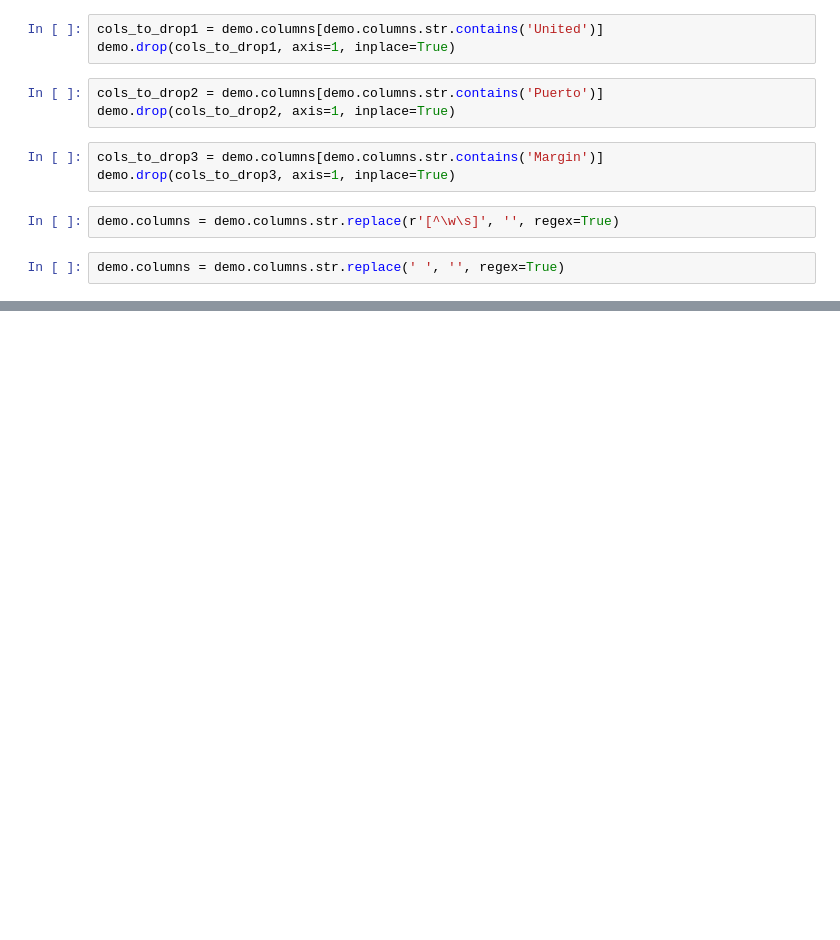
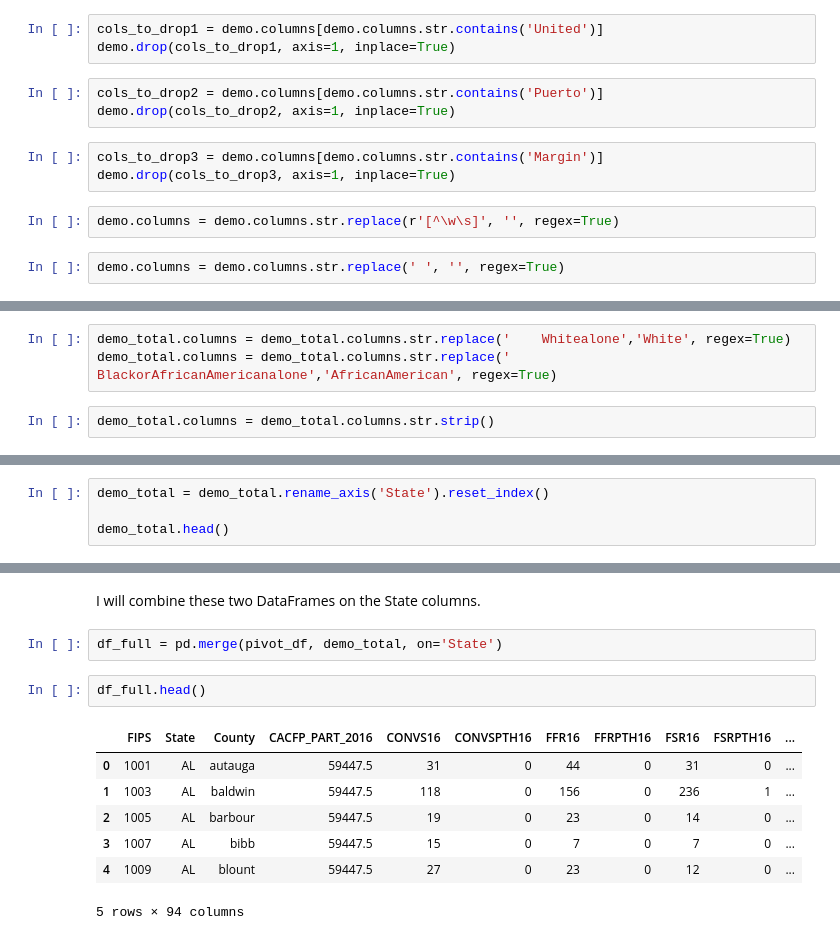
Before and after one commit to gabbycjames/DataScience_Capstone, a Jupyter notebook: DataWrangling2.ipynb, the cells around one changed output, grey strips where cells are left out. Drawn from its saved outputs; the diff is of its cells as text; blank space fills up the shorter version.

```diff
--- a/DataWrangling2.ipynb
+++ b/DataWrangling2.ipynb
@@ -951,0 +1030,5 @@ demo_pov.head()
+# %%
+demo_total.columns = demo_total.columns.str.replace('    Whitealone','White', regex=True)
+demo_total.columns = demo_total.columns.str.replace('    BlackorAfricanAmericanalone','AfricanAmerican', regex=True)
+# %%
+demo_total.columns = demo_total.columns.str.strip()
@@ -951,0 +1099,4 @@ demo_pov.head()
+# %%
+demo_total = demo_total.rename_axis('State').reset_index()
+
+demo_total.head()
@@ -951,0 +1111,14 @@ demo_pov.head()
+# %% [markdown]
+I will combine these two DataFrames on the State columns.
+# %%
+df_full = pd.merge(pivot_df, demo_total, on='State')
+# %%
+df_full.head()
+# %% [output]
+|  | FIPS | State | County | CACFP_PART_2016 | CONVS16 | CONVSPTH16 | FFR16 | FFRPTH16 | FSR16 | FSRPTH16 | ... |
+| 0 | 1001 | AL | autauga | 59447.5 | 31 | 0 | 44 | 0 | 31 | 0 | ... |
+| 1 | 1003 | AL | baldwin | 59447.5 | 118 | 0 | 156 | 0 | 236 | 1 | ... |
+| 2 | 1005 | AL | barbour | 59447.5 | 19 | 0 | 23 | 0 | 14 | 0 | ... |
+| 3 | 1007 | AL | bibb | 59447.5 | 15 | 0 | 7 | 0 | 7 | 0 | ... |
+| 4 | 1009 | AL | blount | 59447.5 | 27 | 0 | 23 | 0 | 12 | 0 | ... |
+5 rows × 94 columns
```
Also changed, not shown: parts of 34 cells of this notebook.
